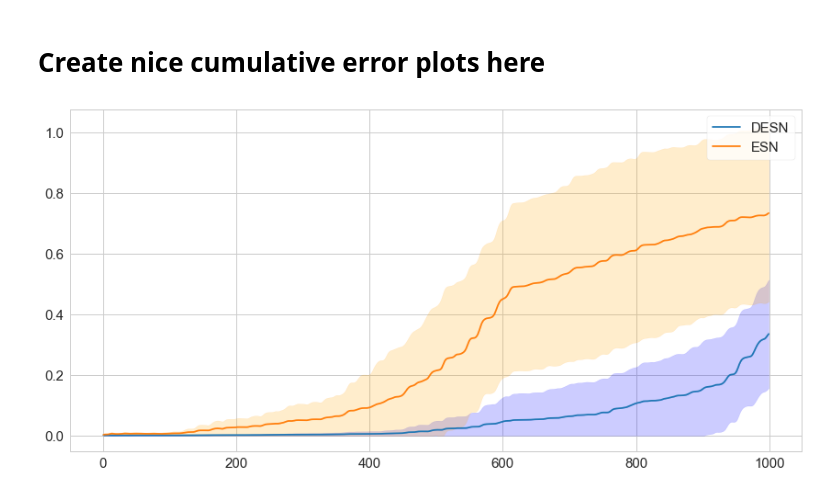
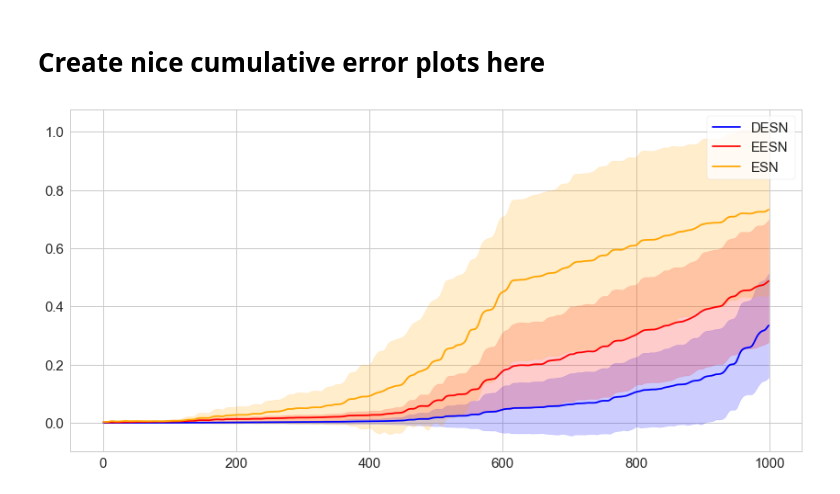
Before and after one commit to zimmerman-cole/esn_experiments, a Jupyter notebook: view_results.ipynb, the cells around one changed output. Cells and saved outputs as stored; diff of their text form; code cells hidden in the pictures.

Commit message:
view_results final plot stuff update

```diff
--- a/view_results.ipynb
+++ b/view_results.ipynb
@@ -401,36 +410,48 @@ n_failures: 1
 # Create nice cumulative error plots here
 # %%
 predics_lcesn = np.array(predics_lcesn).reshape(10, -1)
-predics_esn = np.array(predics_esn).reshape(10, -1)
+predics_esn = np.array(predics_esn).reshape(10, -1)            # these should be shape (10, 1000)
+predics_eesn = np.array(predics_eesn).reshape(10, -1)
 
 f, ax = plt.subplots(figsize=(12, 6))
 
-to_plot = [predics_lcesn, predics_esn]
-labels = ['DESN', 'ESN']
-colors = ['blue', 'orange']
-for predics, label, color in zip(to_plot, labels, colors):
+all_predics = [predics_lcesn, predics_esn, predics_eesn]
+labels = ['DESN', 'ESN', 'EESN']
+colors = ['blue', 'orange', 'red']
+to_plot_errs = []
+to_plot_stds = []
+for predics, label, color in zip(all_predics, labels, colors):
     iter_errors = []
     iter_stds = []
     for i in range(1, len(y_valid)):
         err_is = []
         for j in range(len(predics)):
             err_is.append(nrmse(predics[j, :i], y_valid[:i], data_mean))
         err_is = np.array(err_is).reshape(10, 1)
         iter_errors.append(np.mean(err_is))
         iter_stds.append(np.std(err_is))
 
     iter_errors, iter_stds = np.array(iter_errors), np.array(iter_stds)
-    err_plus = iter_errors + iter_stds
-    err_minus = iter_errors - iter_stds
+    to_plot_errs.append(iter_errors)
+    to_plot_stds.append(iter_stds)
 
-    ax.plot(xs[1:], iter_errors, label=label)
-    ax.fill_between(xs[1:], err_plus, iter_errors, alpha=0.2, color=color)
-    ax.fill_between(xs[1:], iter_errors, np.where(err_minus > 0, err_minus, 0), alpha=0.2, color=color)
+# to_plot_errs and to_plot_stds are lists of np arrays each w/ shape: (999,)
+plot_stuff = zip(to_plot_errs, to_plot_stds, labels, colors)
+plot_stuff = sorted(plot_stuff, key=lambda x: np.mean(x[1]))
+xs = range(len(y_valid))
+
+for errs, stds, label, color in plot_stuff:
+    err_plus = errs + stds
+    err_minus = errs - stds
+
+    ax.plot(xs[1:], errs, label=label, color=color)
+    ax.fill_between(xs[1:], err_plus, errs, alpha=0.2, color=color)
+    ax.fill_between(xs[1:], errs, err_minus, alpha=0.2, color=color)
 
 plt.legend(frameon=True)
 plt.tight_layout()
 plt.show()
 
-pkl.dump(to_plot, open('FINAL_ERROR_PLOTS_DATA.p', 'wb'))
+pkl.dump(all_predics, open('FINAL_ERROR_PLOTS_DATA.p', 'wb'))
 # %% [output]
-[figure, old version]
+[figure, new version]
```
Also changed, not shown: parts of 1 cell of this notebook, 1 other file.
